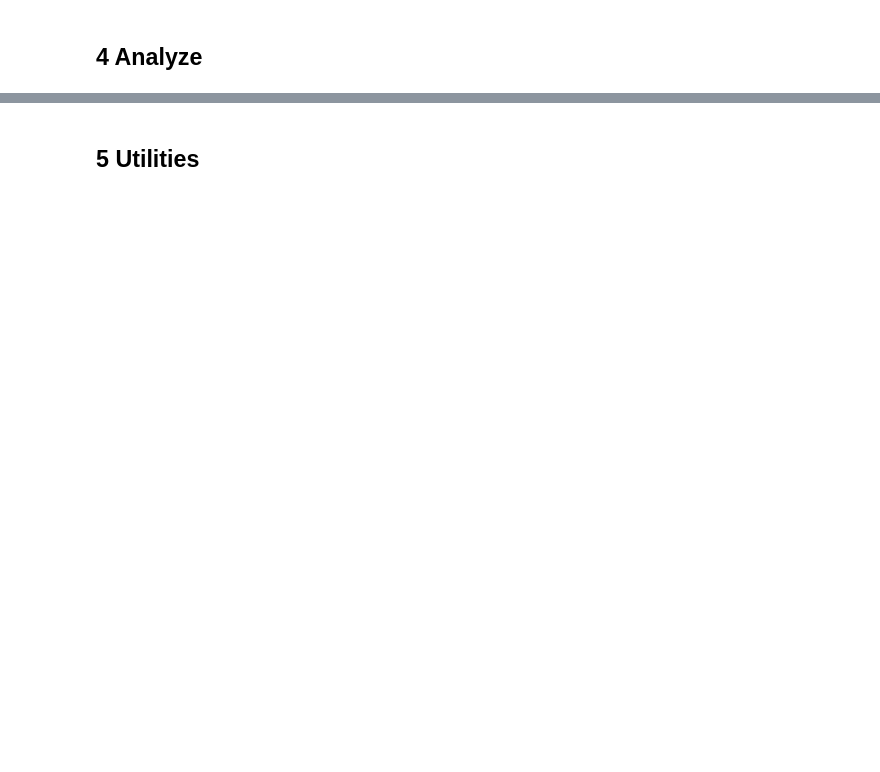
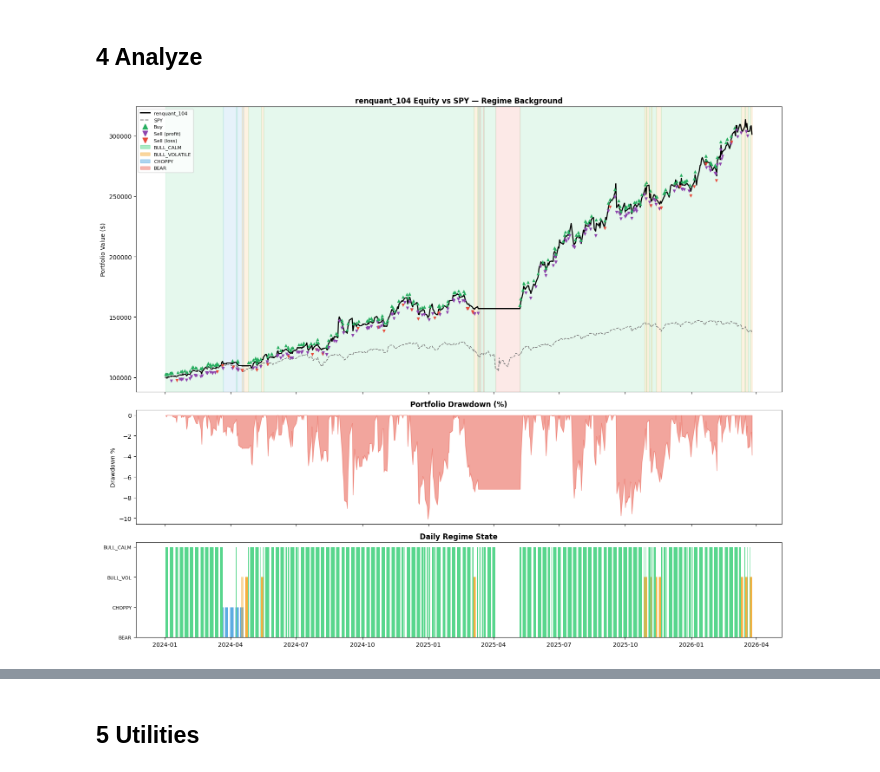
Before and after one commit to hallovorld/RenQuant, a Jupyter notebook: backtesting/renquant_104/renquant_104.ipynb, the cells around one changed output, grey strips where cells are left out. Saved outputs shown, nothing was run; the diff lists cells and outputs as text; code cells hidden in the pictures; blank space fills up the shorter version.

```diff
--- a/backtesting/renquant_104/renquant_104.ipynb
+++ b/backtesting/renquant_104/renquant_104.ipynb
@@ -364,13 +405,21 @@ else:
         _tc_list.append(tc)
     _ff   = {tc.ticker: tc.neutralized_frame for tc in _tc_list if tc.neutralized_frame is not None}
     _fac  = {tc.ticker: tc.raw_factor_frame  for tc in _tc_list if tc.raw_factor_frame  is not None}
-    # Score the latest bar
-    last_day = max(f.index.max() for f in _ff.values())
-    X = build_inference_matrix(_ff, _fac, last_day, feature_cols=ngb_head.feature_cols,
-                                nan_prone_cols=CONFIG.get('panel_ltr', {}).get('nan_prone_cols', []))
-    if not X.empty:
-        dist = ngb_head.predict_distribution(X)
-        dist['mu_minus_sigma'] = dist['mu'] - dist['sigma']
-        dist = dist.sort_values('mu_minus_sigma', ascending=False)
-        print(f'\nNGBoost μ,σ on {last_day.date()} (sorted by μ-σ):')
-        display(dist.head(20))
+    # Notebook bug 2026-04-24: when panel feature frames empty (e.g. cache
+    # misses or tc list filtered to nothing), max() over empty = ValueError.
+    # Guard with a fallback message instead of crashing.
+    if not _ff:
+        print('NGBoost score: no feature frames produced — skipping snapshot. '
+              'This can happen if minute_bars/hourly_bars caches are missing '
+              'for the watchlist (run scripts/fetch_*.py).')
+    else:
+        # Score the latest bar
+        last_day = max(f.index.max() for f in _ff.values())
+        X = build_inference_matrix(_ff, _fac, last_day, feature_cols=ngb_head.feature_cols,
+                                    nan_prone_cols=CONFIG.get('panel_ltr', {}).get('nan_prone_cols', []))
+        if not X.empty:
+            dist = ngb_head.predict_distribution(X)
+            dist['mu_minus_sigma'] = dist['mu'] - dist['sigma']
+            dist = dist.sort_values('mu_minus_sigma', ascending=False)
+            print(f'\nNGBoost μ,σ on {last_day.date()} (sorted by μ-σ):')
+            display(dist.head(20))
@@ -479,7 +587,7 @@ trade_log  = ACTIVE_SIM.trade_log
 
 BACKTEST_START = CONFIG["backtest_start"]
 BACKTEST_END   = CONFIG["backtest_end"]
-INITIAL_CASH   = sim_cfg["initial_cash"]
+INITIAL_CASH   = 100_000   # matches sim_cfg_baseline / sim_cfg_panel
 
 spy_bt   = spy_df["close"].loc[BACKTEST_START:BACKTEST_END]
 spy_norm = spy_bt / spy_bt.iloc[0] * INITIAL_CASH
@@ -517,33 +625,35 @@ for t in trade_log:
 
 patches = [mpatches.Patch(color=c, alpha=0.4, label=r) for r, c in REGIME_COLORS.items()]
 ax.legend(handles=[
     plt.Line2D([0],[0], color="black", lw=2, label="renquant_104"),
     plt.Line2D([0],[0], color="grey",  lw=1.5, ls="--", label="SPY"),
     plt.Line2D([0],[0], marker="^", color="#27ae60", lw=0, markersize=8, label="Buy"),
     plt.Line2D([0],[0], marker="v", color="#8e44ad", lw=0, markersize=8, label="Sell (profit)"),
     plt.Line2D([0],[0], marker="v", color="#e74c3c", lw=0, markersize=8, label="Sell (loss)"),
 ] + patches, fontsize=8)
 ax.set_title("renquant_104 Equity vs SPY — Regime Background", fontweight="bold")
 ax.set_ylabel("Portfolio Value ($)")
 
 ax = axes[1]
 roll_max = port_norm.cummax()
 drawdown = (port_norm - roll_max) / roll_max * 100
 ax.fill_between(drawdown.index, drawdown.values, 0, color="#e74c3c", alpha=0.5)
 ax.set_title("Portfolio Drawdown (%)", fontweight="bold")
 ax.set_ylabel("Drawdown %")
 
 ax = axes[2]
 regime_numeric = {BULL_CALM: 3, BULL_VOLATILE: 2, CHOPPY: 1, BEAR: 0}
 regime_vals    = equity_df["regime"].map(regime_numeric).fillna(-1)
 colors_seq     = equity_df["regime"].map(REGIME_COLORS).fillna("grey")
 ax.bar(regime_vals.index, regime_vals.values, color=colors_seq.values, width=1, alpha=0.8)
 ax.set_yticks([0,1,2,3]); ax.set_yticklabels(["BEAR","CHOPPY","BULL_VOL","BULL_CALM"], fontsize=8)
 ax.set_title("Daily Regime State", fontweight="bold")
 
 plt.tight_layout()
 plt.savefig(STRATEGY_DIR / "img" / "portfolio_simulation.png", dpi=150, bbox_inches="tight")
 plt.show()
+# %% [output]
+[figure, added]
 # %%
 def calc_stats(series):
     s = series.dropna()
```
Also changed, not shown: parts of 20 cells of this notebook.
